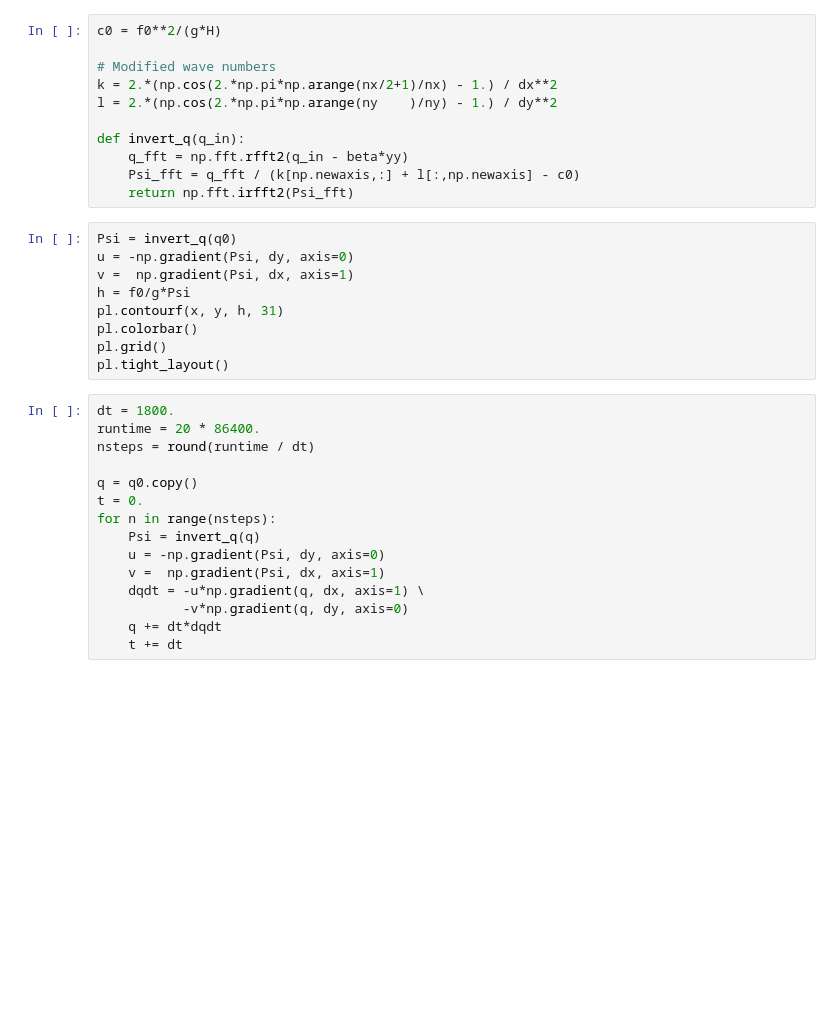
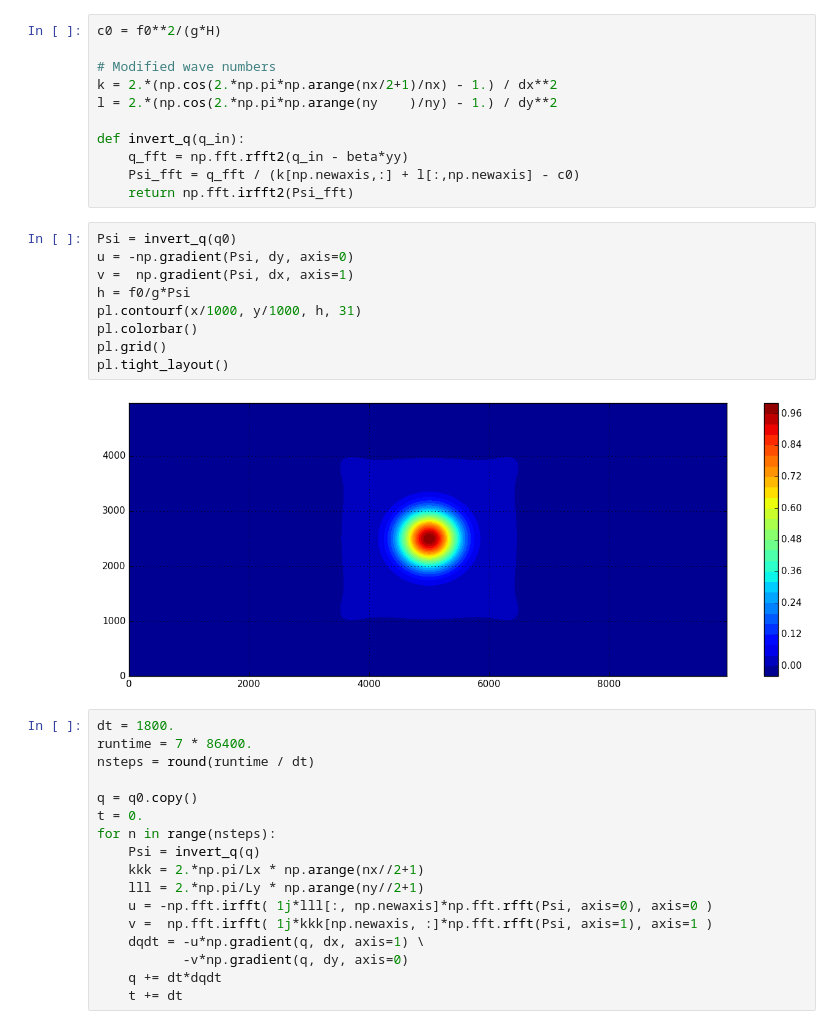
Before and after one commit to Chiil/dynamic_meteorology, a Jupyter notebook: Quasi-geostrophic shallow water.ipynb, the cells around one changed output. Cells and saved outputs as stored; diff of their text form; blank space fills up the shorter version.

```diff
--- a/Quasi-geostrophic shallow water.ipynb
+++ b/Quasi-geostrophic shallow water.ipynb
@@ -66,23 +66,27 @@ def invert_q(q_in):
 # %%
 Psi = invert_q(q0)
 u = -np.gradient(Psi, dy, axis=0)
 v =  np.gradient(Psi, dx, axis=1)
 h = f0/g*Psi
-pl.contourf(x, y, h, 31)
+pl.contourf(x/1000, y/1000, h, 31)
 pl.colorbar()
 pl.grid()
 pl.tight_layout()
+# %% [output]
+[figure, added]
 # %%
 dt = 1800.
-runtime = 20 * 86400.
+runtime = 7 * 86400.
 nsteps = round(runtime / dt)
 
 q = q0.copy()
 t = 0.
 for n in range(nsteps):
     Psi = invert_q(q)
-    u = -np.gradient(Psi, dy, axis=0)
-    v =  np.gradient(Psi, dx, axis=1)
+    kkk = 2.*np.pi/Lx * np.arange(nx//2+1)
+    lll = 2.*np.pi/Ly * np.arange(ny//2+1)
+    u = -np.fft.irfft( 1j*lll[:, np.newaxis]*np.fft.rfft(Psi, axis=0), axis=0 )
+    v =  np.fft.irfft( 1j*kkk[np.newaxis, :]*np.fft.rfft(Psi, axis=1), axis=1 )
     dqdt = -u*np.gradient(q, dx, axis=1) \
            -v*np.gradient(q, dy, axis=0)
     q += dt*dqdt
```
Also changed, not shown: parts of 3 cells of this notebook.
